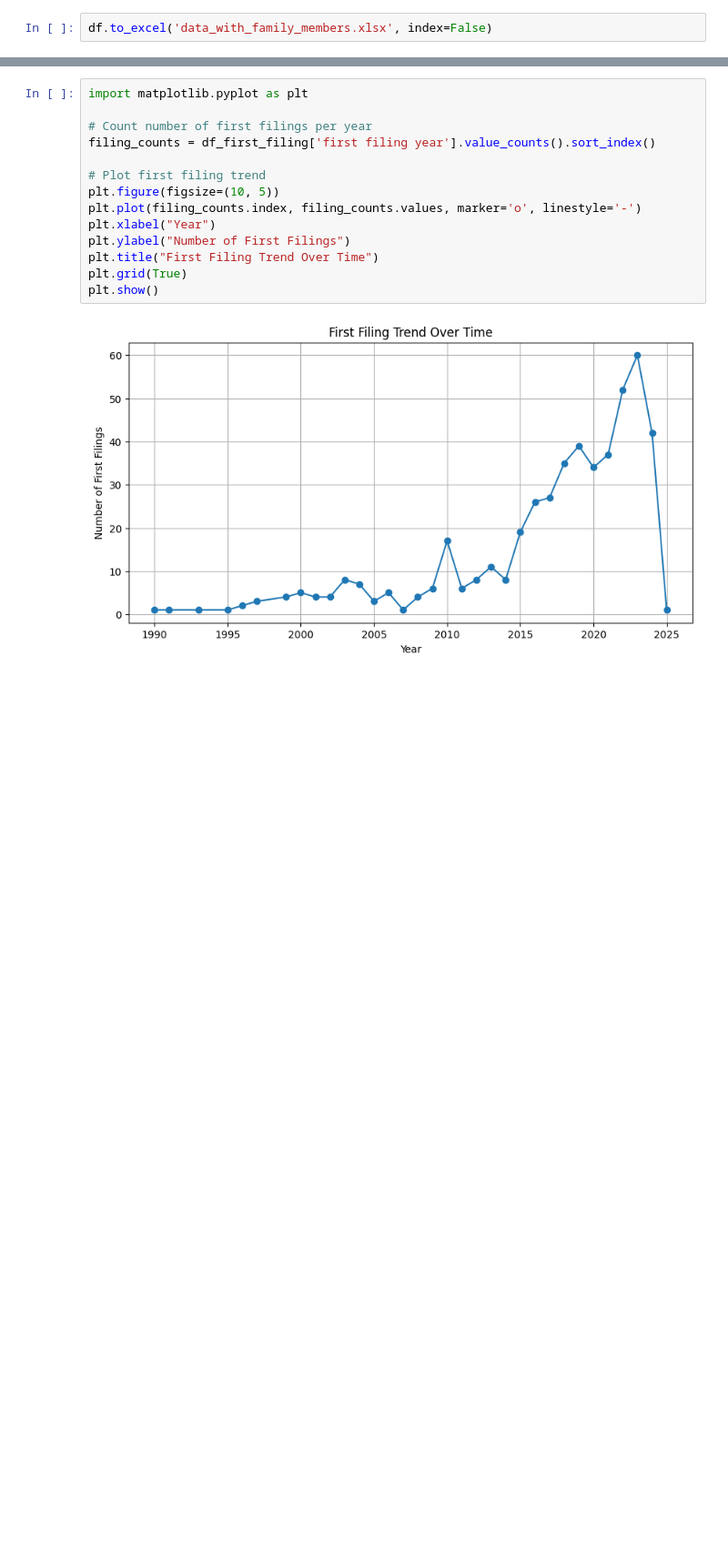
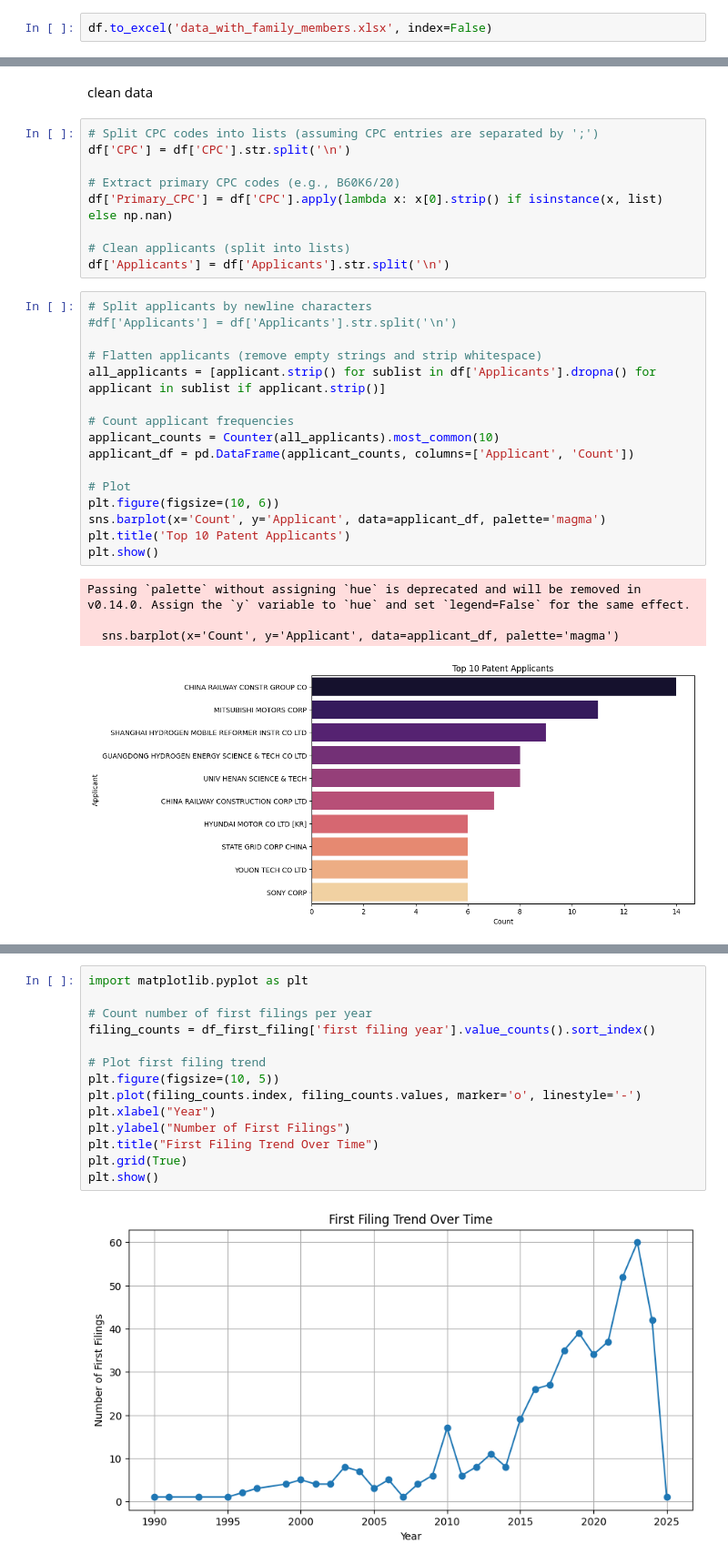
Before and after one commit to tasnim2410/technology-trend-analysis, a Jupyter notebook: DataPreparationForR.ipynb, the cells around one changed output, grey strips where cells are left out. Shown at 91% size. Cells and saved outputs as stored; diff of their text form; blank space fills up the shorter version.

Commit message:
added some analysis in the data preparationforR.ipynb
updated applicant type classification and mde some other analysis to be continued

```diff
--- a/DataPreparationForR.ipynb
+++ b/DataPreparationForR.ipynb
@@ -930,0 +940,32 @@ df.to_excel('data_with_family_members.xlsx', index=False)
+# %% [markdown]
+clean data
+# %%
+# Split CPC codes into lists (assuming CPC entries are separated by ';')
+df['CPC'] = df['CPC'].str.split('\n')
+
+# Extract primary CPC codes (e.g., B60K6/20)
+df['Primary_CPC'] = df['CPC'].apply(lambda x: x[0].strip() if isinstance(x, list) else np.nan)
+
+# Clean applicants (split into lists)
+df['Applicants'] = df['Applicants'].str.split('\n')
+# %%
+# Split applicants by newline characters
+#df['Applicants'] = df['Applicants'].str.split('\n')
+
+# Flatten applicants (remove empty strings and strip whitespace)
+all_applicants = [applicant.strip() for sublist in df['Applicants'].dropna() for applicant in sublist if applicant.strip()]
+
+# Count applicant frequencies
+applicant_counts = Counter(all_applicants).most_common(10)
+applicant_df = pd.DataFrame(applicant_counts, columns=['Applicant', 'Count'])
+
+# Plot
+plt.figure(figsize=(10, 6))
+sns.barplot(x='Count', y='Applicant', data=applicant_df, palette='magma')
+plt.title('Top 10 Patent Applicants')
+plt.show()
+# %% [output]
+Passing `palette` without assigning `hue` is deprecated and will be removed in v0.14.0. Assign the `y` variable to `hue` and set `legend=False` for the same effect.
+
+  sns.barplot(x='Count', y='Applicant', data=applicant_df, palette='magma')
+[figure, added]
```
Also changed, not shown: parts of 37 cells of this notebook, 2 other files.
